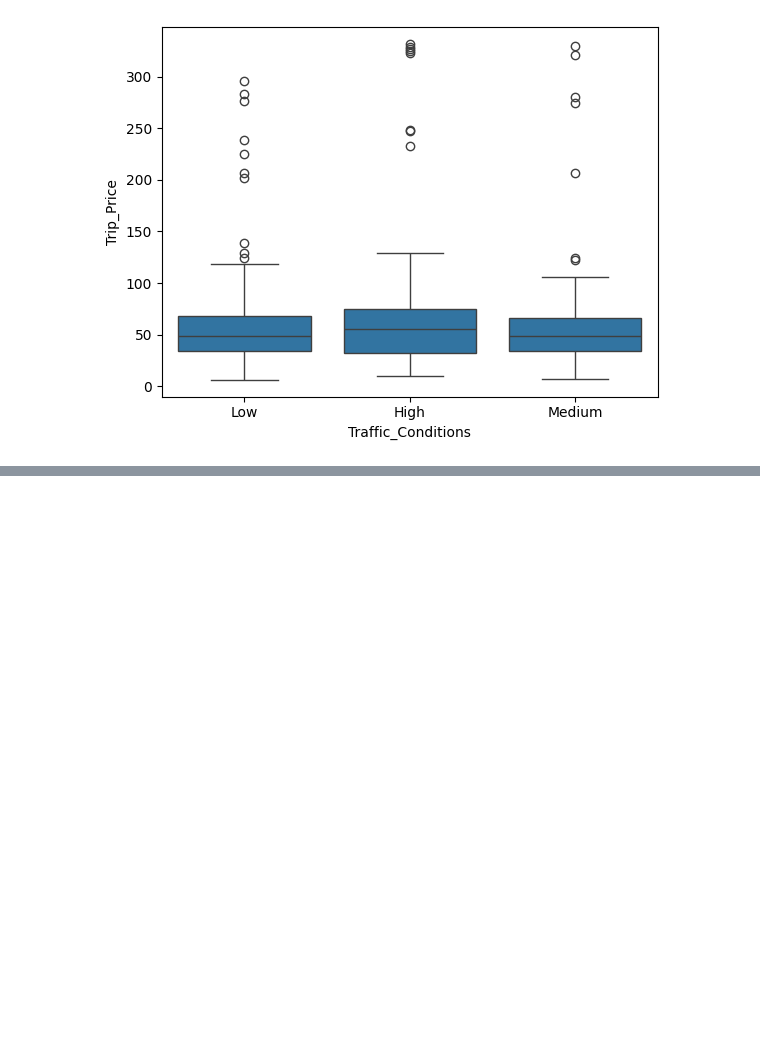
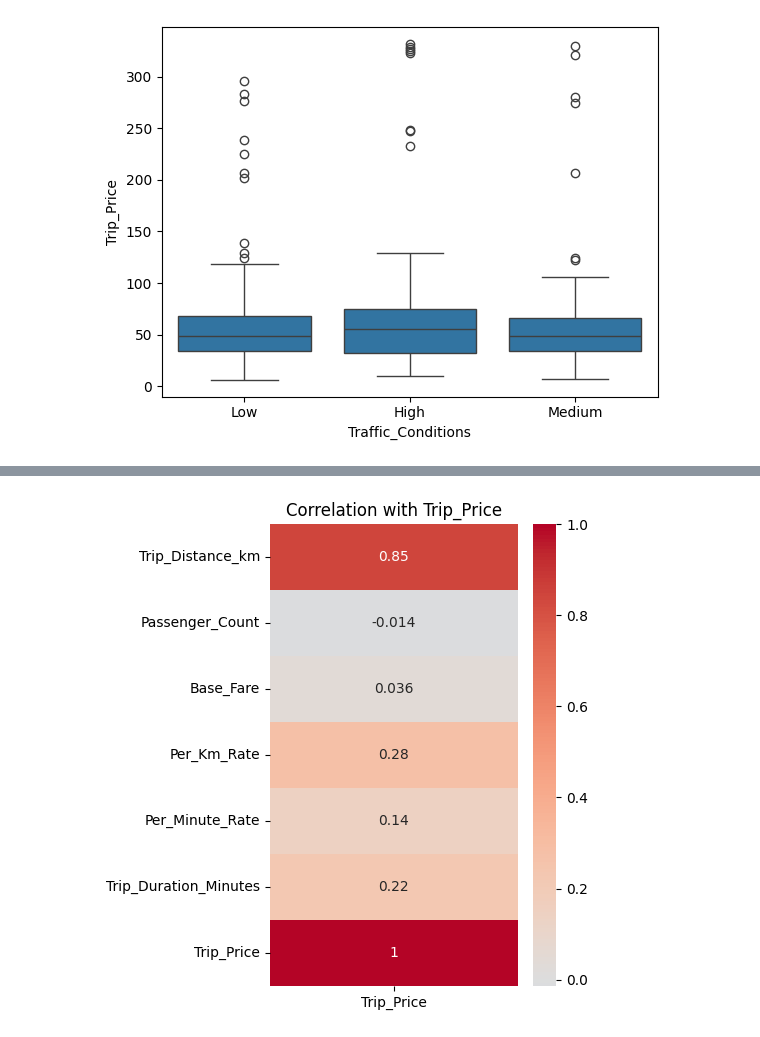
Before and after one commit to Josefin3647/taxi_prediction_fullstack_josefin, a Jupyter notebook: src/taxipred/model_development/eda.ipynb, the cells around one changed output, grey strips where cells are left out. Cells and saved outputs as stored; diff of their text form; code cells hidden in the pictures; blank space fills up the shorter version.

```diff
--- a/src/taxipred/model_development/eda.ipynb
+++ b/src/taxipred/model_development/eda.ipynb
@@ -148,0 +151,12 @@ df.to_csv(DATA_PATH / "cleaned_taxi_trip_pricing.csv", index=False)
+# %%
+plt.figure(figsize=(4, 6))
+sns.heatmap(
+    corr[["Trip_Price"]],
+    annot=True,
+    cmap="coolwarm",
+    center=0
+)
+plt.title("Correlation with Trip_Price")
+plt.show()
+# %% [output]
+[figure, added]
```
Also changed, not shown: parts of 11 cells of this notebook, 4 other files.
